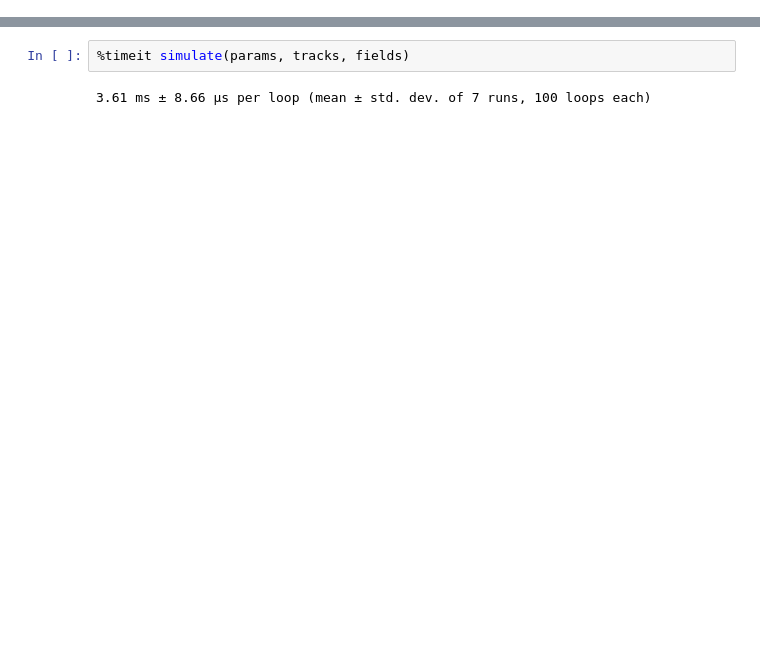
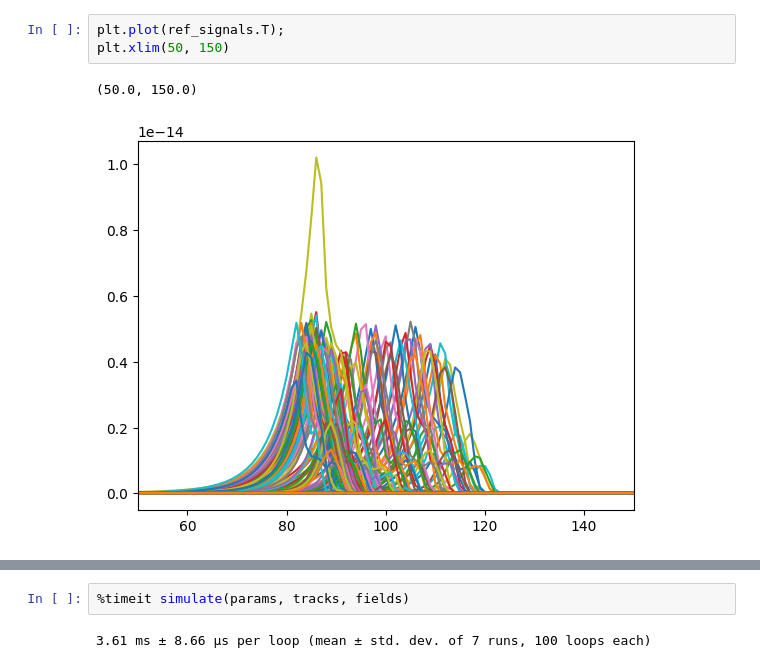
Before and after one commit to ynashed/larnd-sim, a Jupyter notebook: jax.ipynb, the cells around one changed output, grey strips where cells are left out. Drawn from its saved outputs; the diff is of its cells as text; blank space fills up the shorter version.

```diff
--- a/jax.ipynb
+++ b/jax.ipynb
@@ -515,0 +124,6 @@ y = jnp.repeat(jnp.linspace(0, 1, 200), 200*200)
+# %%
+plt.plot(ref_signals.T);
+plt.xlim(50, 150)
+# %% [output]
+(50.0, 150.0)
+[figure, added]
```
Also changed, not shown: parts of 34 cells of this notebook, 7 other files.
